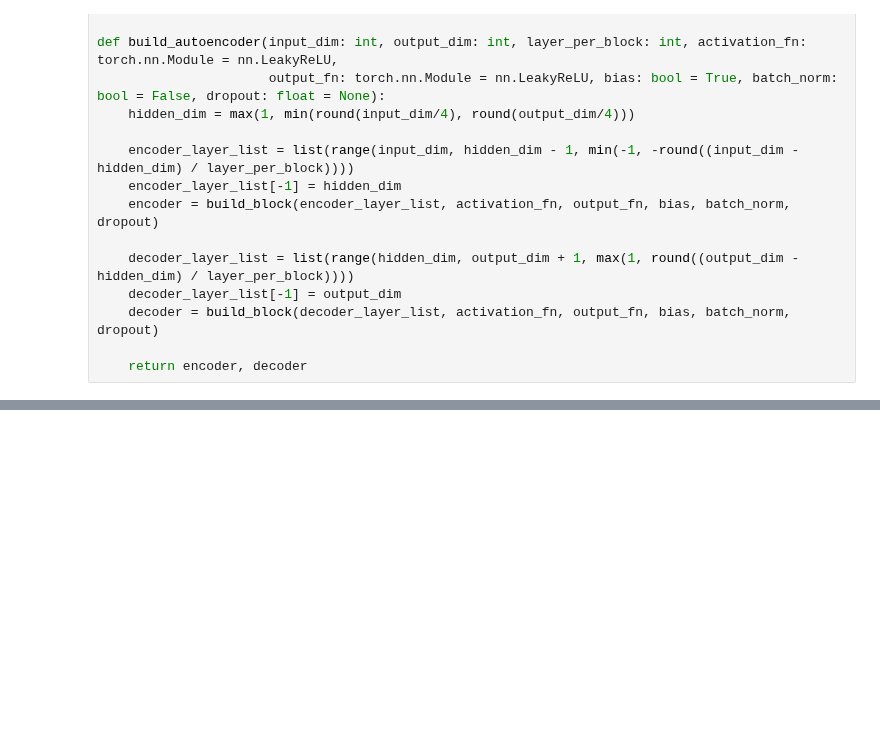
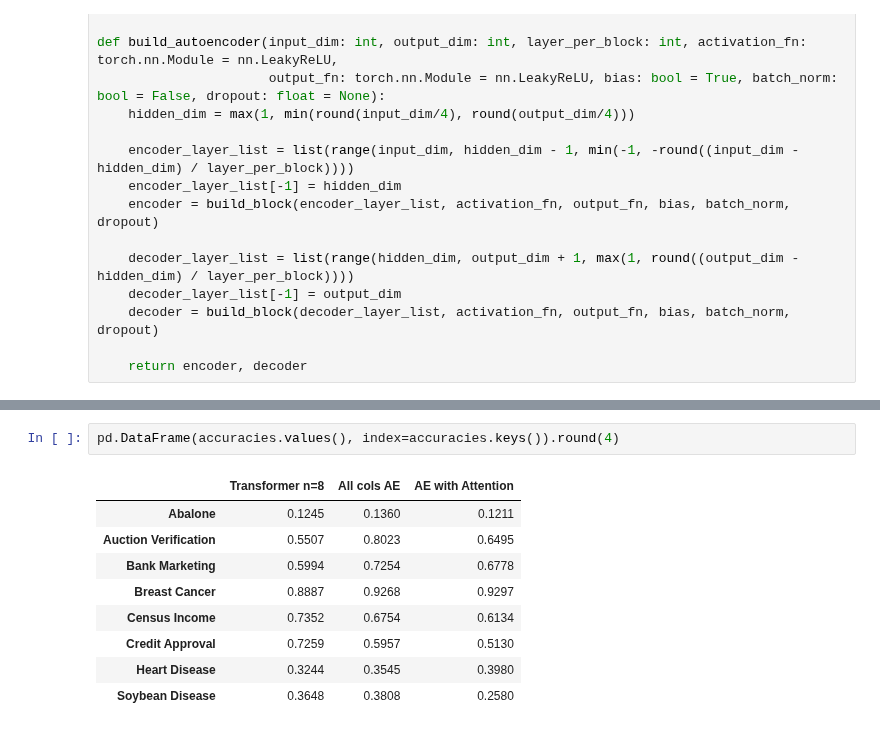
Before and after one commit to jaanisfehling/attention-mixed-type-clustering, a Jupyter notebook: transformer_test.ipynb, the cells around one changed output, grey strips where cells are left out. Drawn from its saved outputs; the diff is of its cells as text; blank space fills up the shorter version.

```diff
--- a/transformer_test.ipynb
+++ b/transformer_test.ipynb
@@ -71,0 +199,12 @@ for d in datasets:
+# %%
+pd.DataFrame(accuracies.values(), index=accuracies.keys()).round(4)
+# %% [output]
+|  | Transformer n=8 | All cols AE | AE with Attention |
+| Abalone | 0.1245 | 0.1360 | 0.1211 |
+| Auction Verification | 0.5507 | 0.8023 | 0.6495 |
+| Bank Marketing | 0.5994 | 0.7254 | 0.6778 |
+| Breast Cancer | 0.8887 | 0.9268 | 0.9297 |
+| Census Income | 0.7352 | 0.6754 | 0.6134 |
+| Credit Approval | 0.7259 | 0.5957 | 0.5130 |
+| Heart Disease | 0.3244 | 0.3545 | 0.3980 |
+| Soybean Disease | 0.3648 | 0.3808 | 0.2580 |
```
Also changed, not shown: parts of 6 cells of this notebook, 3 other files.
